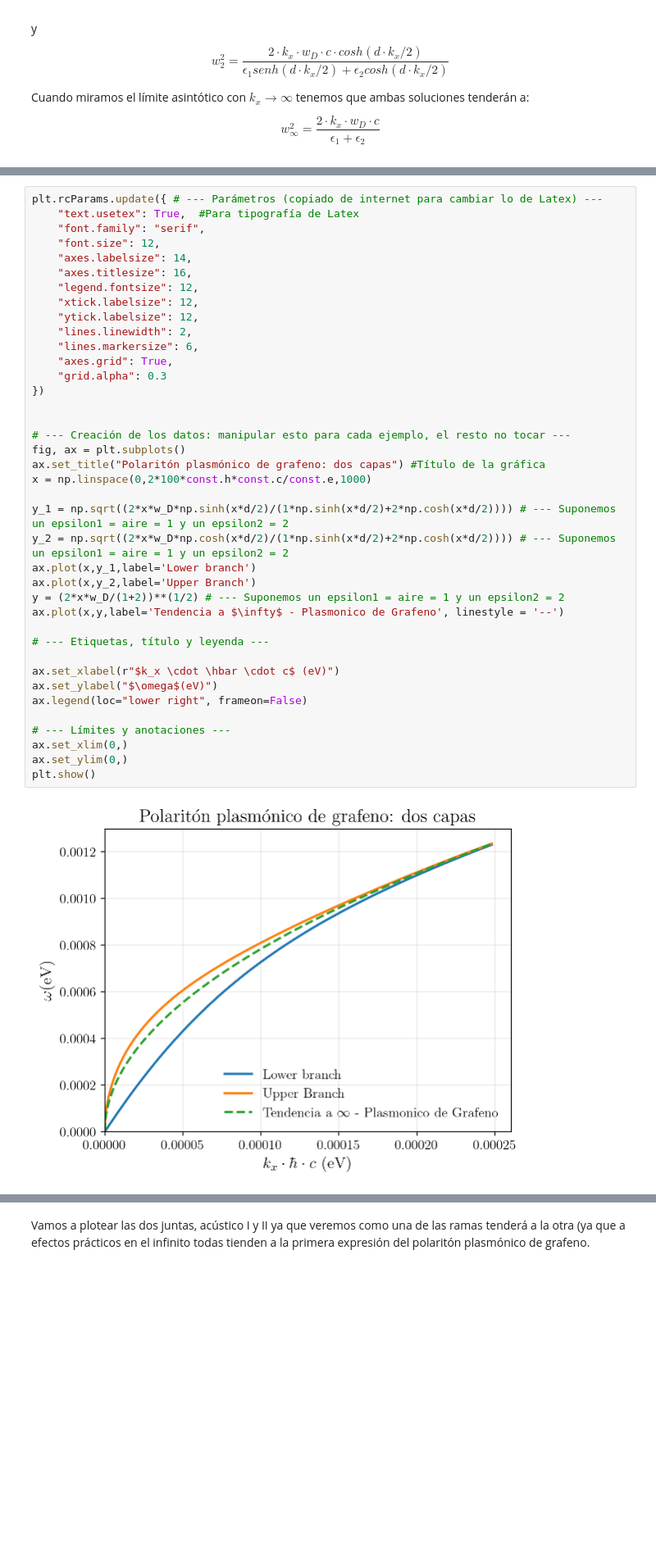
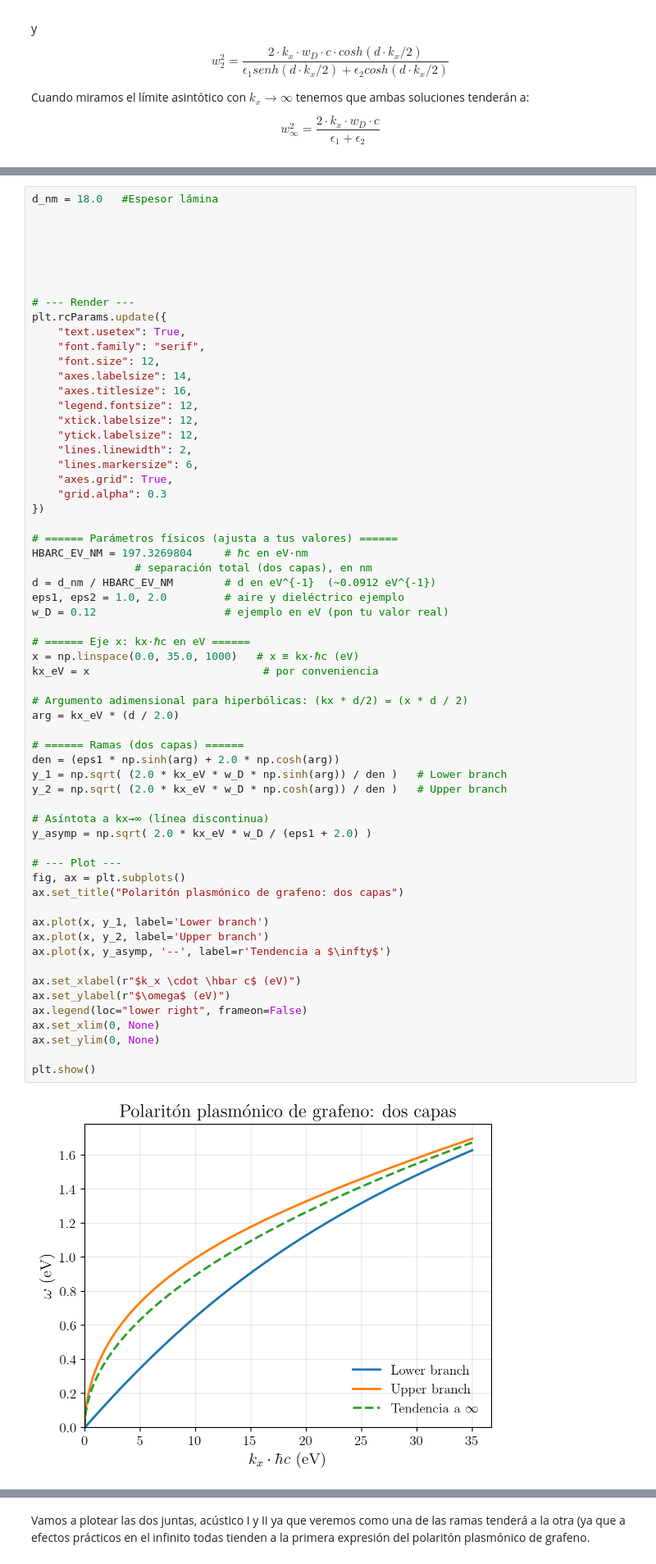
Before and after one commit to Scarlata0/Hybrid-Polaritons---TFG, a Jupyter notebook: TFG-Mario.ipynb, the cells around one changed output, grey strips where cells are left out. Shown at 82% size. Drawn from its saved outputs; the diff is of its cells as text; blank space fills up the shorter version.

```diff
--- a/TFG-Mario.ipynb
+++ b/TFG-Mario.ipynb
@@ -82,44 +124,66 @@ d = 18*1239.84193 #el 18 representa los nanometros
 # %%
-plt.rcParams.update({ # --- Parámetros (copiado de internet para cambiar lo de Latex) ---
-    "text.usetex": True,  #Para tipografía de Latex
+d_nm = 18.0   #Espesor lámina
+
+
+
+
+
+
+# --- Render ---
+plt.rcParams.update({
+    "text.usetex": True,
     "font.family": "serif",
     "font.size": 12,
     "axes.labelsize": 14,
     "axes.titlesize": 16,
     "legend.fontsize": 12,
     "xtick.labelsize": 12,
     "ytick.labelsize": 12,
     "lines.linewidth": 2,
     "lines.markersize": 6,
     "axes.grid": True,
     "grid.alpha": 0.3
 })
 
+# ====== Parámetros físicos (ajusta a tus valores) ======
+HBARC_EV_NM = 197.3269804     # ℏc en eV·nm
+                # separación total (dos capas), en nm
+d = d_nm / HBARC_EV_NM        # d en eV^{-1}  (~0.0912 eV^{-1})
+eps1, eps2 = 1.0, 2.0         # aire y dieléctrico ejemplo
+w_D = 0.12                    # ejemplo en eV (pon tu valor real)
 
-# --- Creación de los datos: manipular esto para cada ejemplo, el resto no tocar ---
+# ====== Eje x: kx·ℏc en eV ======
+x = np.linspace(0.0, 35.0, 1000)   # x ≡ kx·ℏc (eV)
+kx_eV = x                           # por conveniencia
+
+# Argumento adimensional para hiperbólicas: (kx * d/2) = (x * d / 2)
+arg = kx_eV * (d / 2.0)
+
+# ====== Ramas (dos capas) ======
+den = (eps1 * np.sinh(arg) + 2.0 * np.cosh(arg))
+y_1 = np.sqrt( (2.0 * kx_eV * w_D * np.sinh(arg)) / den )   # Lower branch
+y_2 = np.sqrt( (2.0 * kx_eV * w_D * np.cosh(arg)) / den )   # Upper branch
+
+# Asíntota a kx→∞ (línea discontinua)
+y_asymp = np.sqrt( 2.0 * kx_eV * w_D / (eps1 + 2.0) )
+
+# --- Plot ---
 fig, ax = plt.subplots()
-ax.set_title("Polaritón plasmónico de grafeno: dos capas") #Título de la gráfica
-x = np.linspace(0,2*100*const.h*const.c/const.e,1000)
+ax.set_title("Polaritón plasmónico de grafeno: dos capas")
 
-y_1 = np.sqrt((2*x*w_D*np.sinh(x*d/2)/(1*np.sinh(x*d/2)+2*np.cosh(x*d/2)))) # --- Suponemos un epsilon1 = aire = 1 y un epsilon2 = 2
-y_2 = np.sqrt((2*x*w_D*np.cosh(x*d/2)/(1*np.sinh(x*d/2)+2*np.cosh(x*d/2)))) # --- Suponemos un epsilon1 = aire = 1 y un epsilon2 = 2
-ax.plot(x,y_1,label='Lower branch')
-ax.plot(x,y_2,label='Upper Branch')
-y = (2*x*w_D/(1+2))**(1/2) # --- Suponemos un epsilon1 = aire = 1 y un epsilon2 = 2
-ax.plot(x,y,label='Tendencia a $\infty$ - Plasmonico de Grafeno', linestyle = '--')
+ax.plot(x, y_1, label='Lower branch')
+ax.plot(x, y_2, label='Upper branch')
+ax.plot(x, y_asymp, '--', label=r'Tendencia a $\infty$')
 
-# --- Etiquetas, título y leyenda ---
+ax.set_xlabel(r"$k_x \cdot \hbar c$ (eV)")
+ax.set_ylabel(r"$\omega$ (eV)")
+ax.legend(loc="lower right", frameon=False)
+ax.set_xlim(0, None)
+ax.set_ylim(0, None)
 
-ax.set_xlabel(r"$k_x \cdot \hbar \cdot c$ (eV)")
-ax.set_ylabel("$\omega$(eV)")
-ax.legend(loc="lower right", frameon=False)
-
-# --- Límites y anotaciones ---
-ax.set_xlim(0,)
-ax.set_ylim(0,)
 plt.show()
 # %% [output]
-[figure, old version]
+[figure, new version]
 # %% [markdown]
 ## 3. Polaritón plasmónico de grafeno acústico I
 
```
Also changed, not shown: parts of 30 cells of this notebook.
